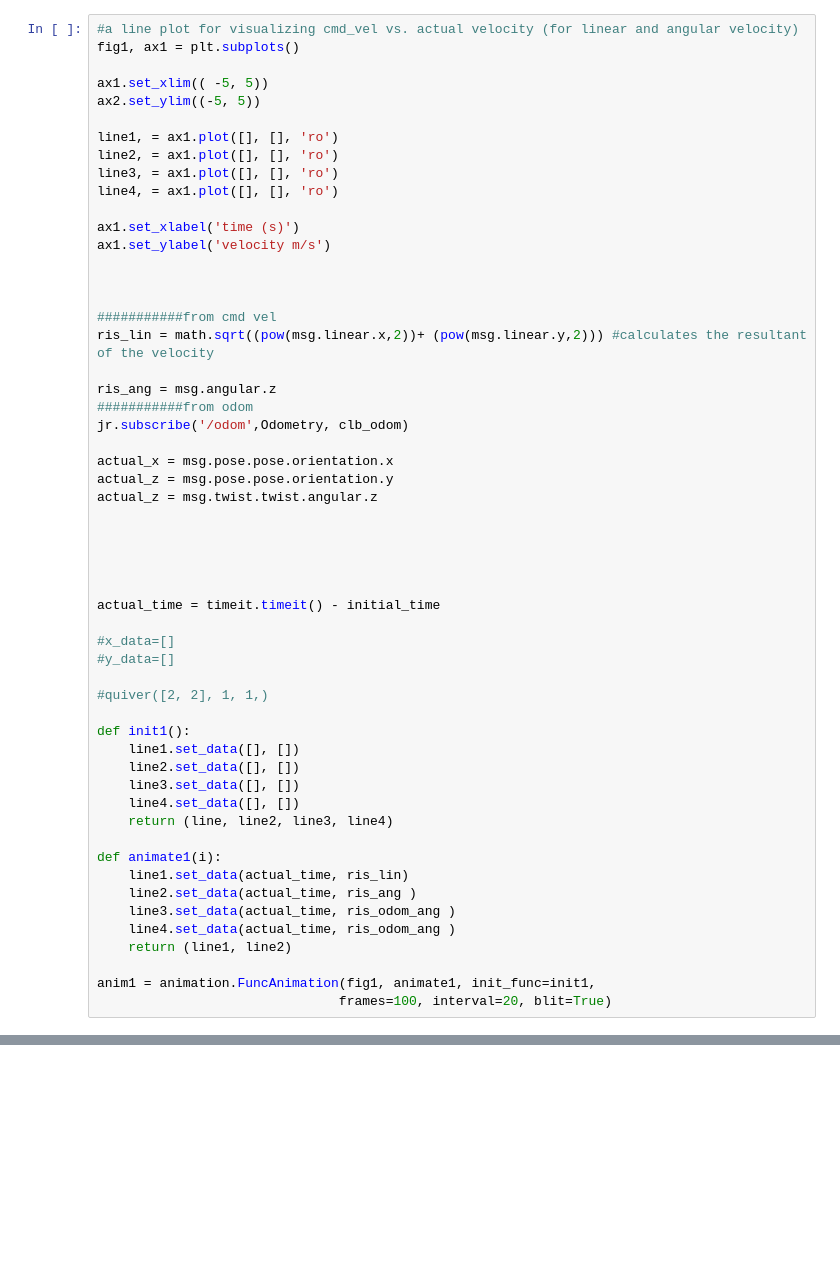
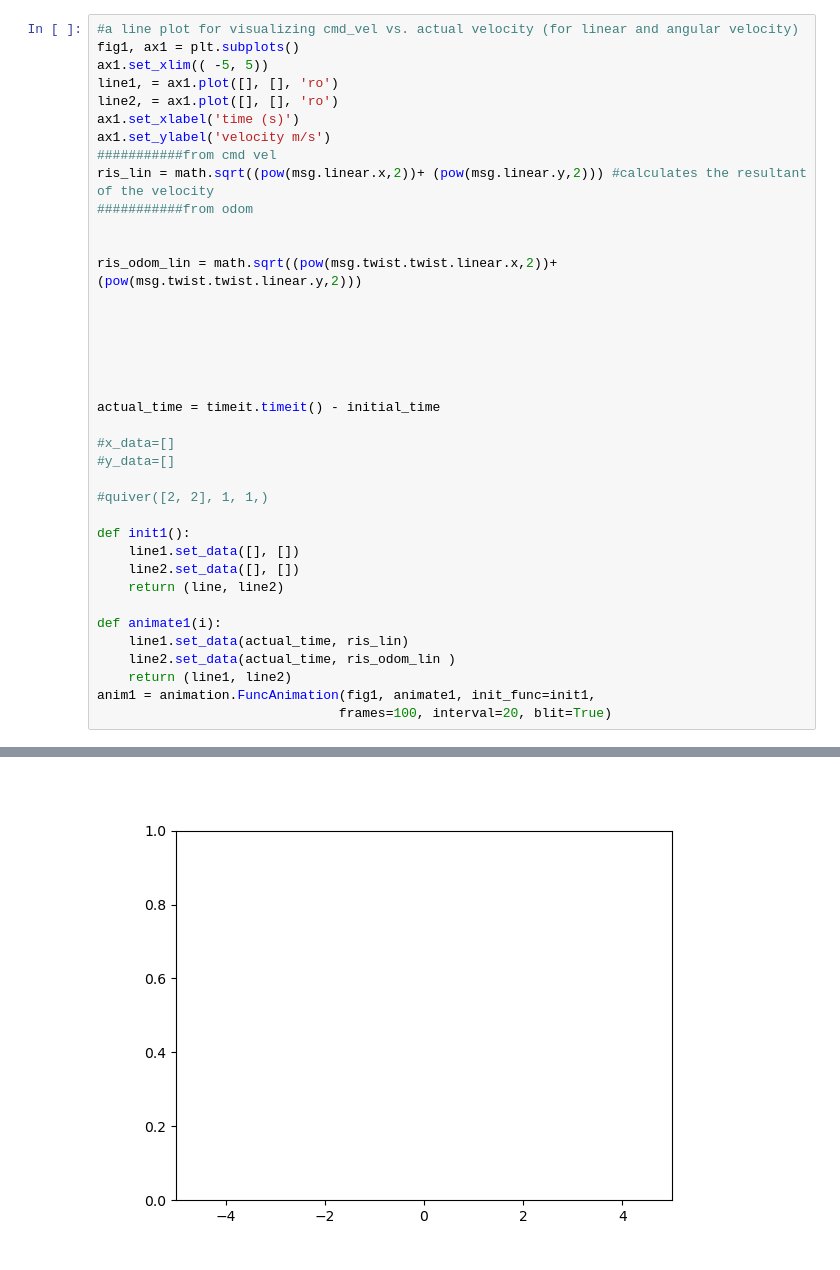
Before and after one commit to Imdimark/ResearchTrack2_ROS1_ROS2, a Jupyter notebook: Assignment2_ui.ipynb, the cells around one changed output, grey strips where cells are left out. Cells and saved outputs as stored; diff of their text form; blank space fills up the shorter version.

```diff
--- a/Assignment2_ui.ipynb
+++ b/Assignment2_ui.ipynb
@@ -234,30 +251,18 @@ NameError: name 'plt' is not defined
 # %%
 #a line plot for visualizing cmd_vel vs. actual velocity (for linear and angular velocity)
 fig1, ax1 = plt.subplots()
-
 ax1.set_xlim(( -5, 5))
-ax2.set_ylim((-5, 5))
-
 line1, = ax1.plot([], [], 'ro')
 line2, = ax1.plot([], [], 'ro')
-line3, = ax1.plot([], [], 'ro')
-line4, = ax1.plot([], [], 'ro')
-
 ax1.set_xlabel('time (s)')
 ax1.set_ylabel('velocity m/s')
+###########from cmd vel
+ris_lin = math.sqrt((pow(msg.linear.x,2))+ (pow(msg.linear.y,2))) #calculates the resultant of the velocity
+###########from odom
 
 
+ris_odom_lin = math.sqrt((pow(msg.twist.twist.linear.x,2))+ (pow(msg.twist.twist.linear.y,2)))
 
-###########from cmd vel
-ris_lin = math.sqrt((pow(msg.linear.x,2))+ (pow(msg.linear.y,2))) #calculates the resultant of the velocity
-
-ris_ang = msg.angular.z
-###########from odom
-jr.subscribe('/odom',Odometry, clb_odom)
-
-actual_x = msg.pose.pose.orientation.x
-actual_z = msg.pose.pose.orientation.y
-actual_z = msg.twist.twist.angular.z
 
 
 
@@ -273,17 +278,12 @@ actual_time = timeit.timeit() - initial_time
 def init1():
     line1.set_data([], [])
     line2.set_data([], [])
-    line3.set_data([], [])
-    line4.set_data([], [])
-    return (line, line2, line3, line4)
+    return (line, line2)
 
 def animate1(i):
     line1.set_data(actual_time, ris_lin)
-    line2.set_data(actual_time, ris_ang )
-    line3.set_data(actual_time, ris_odom_ang )
-    line4.set_data(actual_time, ris_odom_ang )
+    line2.set_data(actual_time, ris_odom_lin )
     return (line1, line2)
-
 anim1 = animation.FuncAnimation(fig1, animate1, init_func=init1,
                                frames=100, interval=20, blit=True)
 # %% [output]
@@ -290,0 +291 @@ NameError: name 'plt' is not defined
+[figure, added]
```
Also changed, not shown: parts of 12 cells of this notebook.
